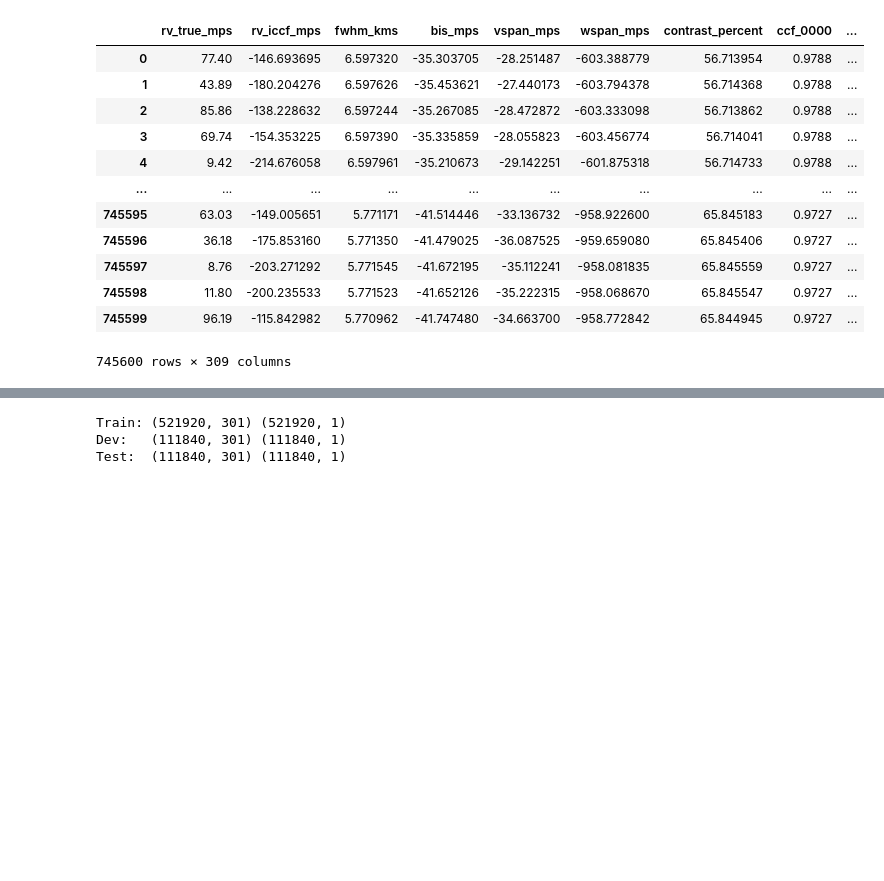
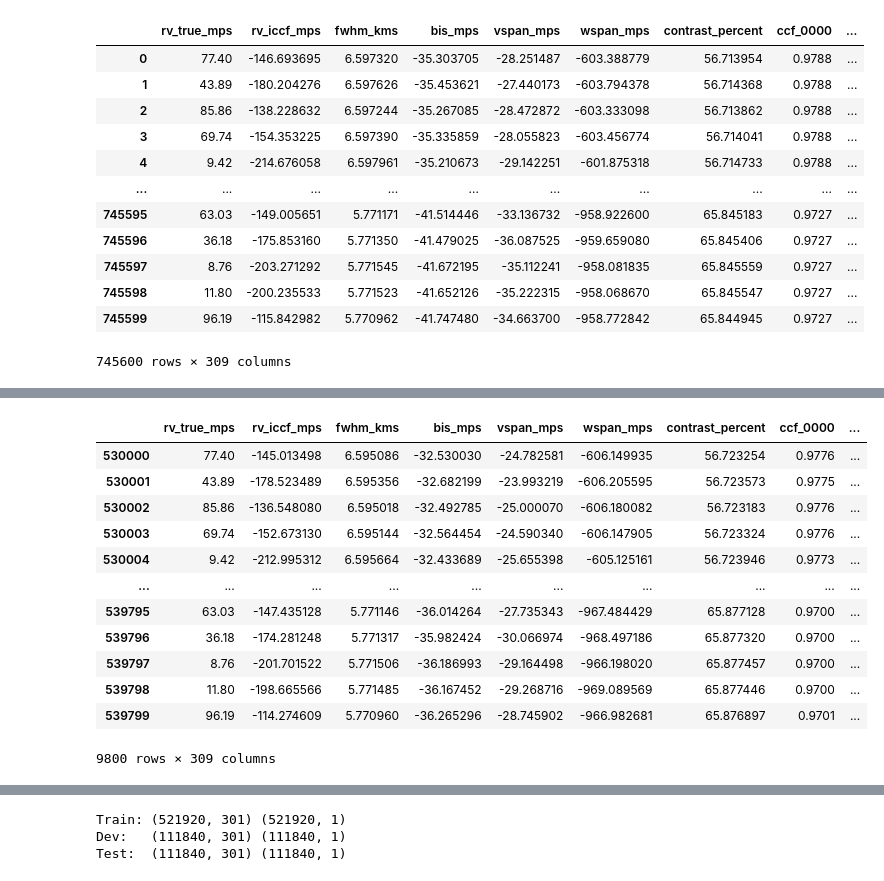
Before and after one commit to vadibekyan/DL_RV_diogo, a Jupyter notebook: DL_RV_init.ipynb, the cells around one changed output, grey strips where cells are left out. Cells and saved outputs as stored; diff of their text form; code cells hidden in the pictures; blank space fills up the shorter version.

```diff
--- a/DL_RV_init.ipynb
+++ b/DL_RV_init.ipynb
@@ -111,2 +131,18 @@ full_df
+# %%
+full_df[full_df['dataset_label'] == 'active_snr_20p0']
+# %% [output]
+|  | rv_true_mps | rv_iccf_mps | fwhm_kms | bis_mps | vspan_mps | wspan_mps | contrast_percent | ccf_0000 | ... |
+| 530000 | 77.40 | -145.013498 | 6.595086 | -32.530030 | -24.782581 | -606.149935 | 56.723254 | 0.9776 | ... |
+| 530001 | 43.89 | -178.523489 | 6.595356 | -32.682199 | -23.993219 | -606.205595 | 56.723573 | 0.9775 | ... |
+| 530002 | 85.86 | -136.548080 | 6.595018 | -32.492785 | -25.000070 | -606.180082 | 56.723183 | 0.9776 | ... |
+| 530003 | 69.74 | -152.673130 | 6.595144 | -32.564454 | -24.590340 | -606.147905 | 56.723324 | 0.9776 | ... |
+| 530004 | 9.42 | -212.995312 | 6.595664 | -32.433689 | -25.655398 | -605.125161 | 56.723946 | 0.9773 | ... |
+| ... | ... | ... | ... | ... | ... | ... | ... | ... | ... |
+| 539795 | 63.03 | -147.435128 | 5.771146 | -36.014264 | -27.735343 | -967.484429 | 65.877128 | 0.9700 | ... |
+| 539796 | 36.18 | -174.281248 | 5.771317 | -35.982424 | -30.066974 | -968.497186 | 65.877320 | 0.9700 | ... |
+| 539797 | 8.76 | -201.701522 | 5.771506 | -36.186993 | -29.164498 | -966.198020 | 65.877457 | 0.9700 | ... |
+| 539798 | 11.80 | -198.665566 | 5.771485 | -36.167452 | -29.268716 | -969.089569 | 65.877446 | 0.9700 | ... |
+| 539799 | 96.19 | -114.274609 | 5.770960 | -36.265296 | -28.745902 | -966.982681 | 65.876897 | 0.9701 | ... |
+9800 rows × 309 columns
 # %%
 # Plot CCF for a given row
```
Also changed, not shown: parts of 5 cells of this notebook, 22 other files.
